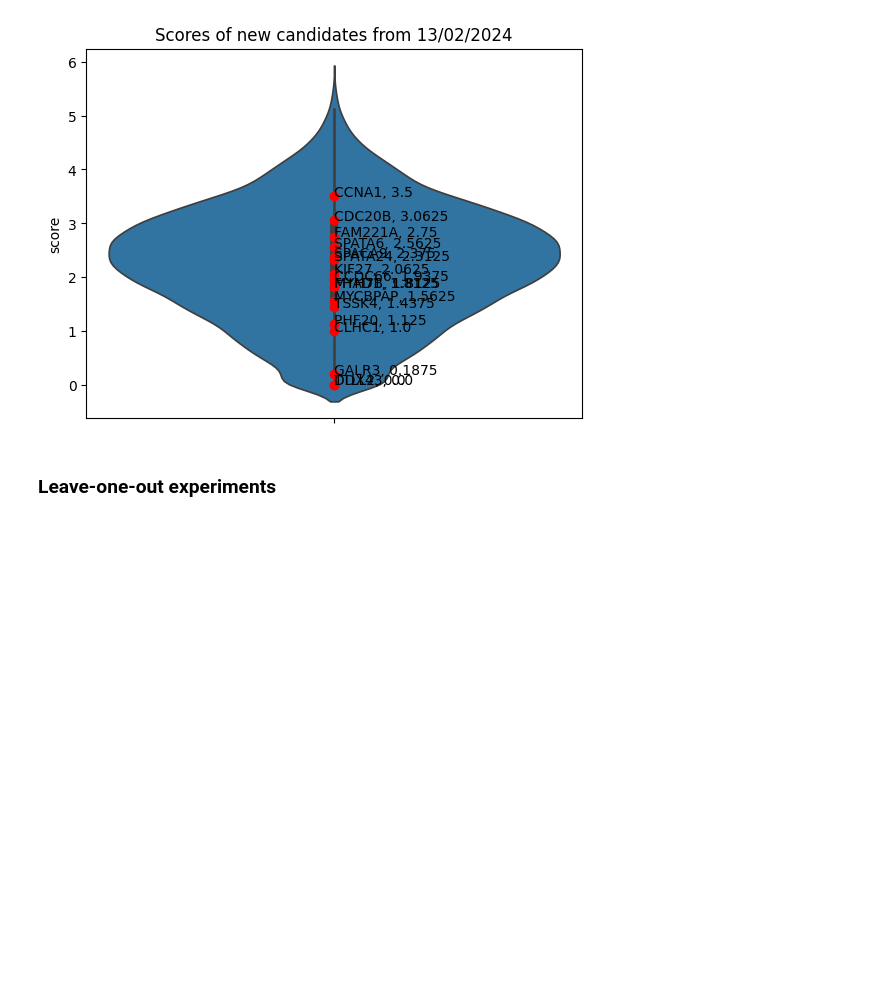
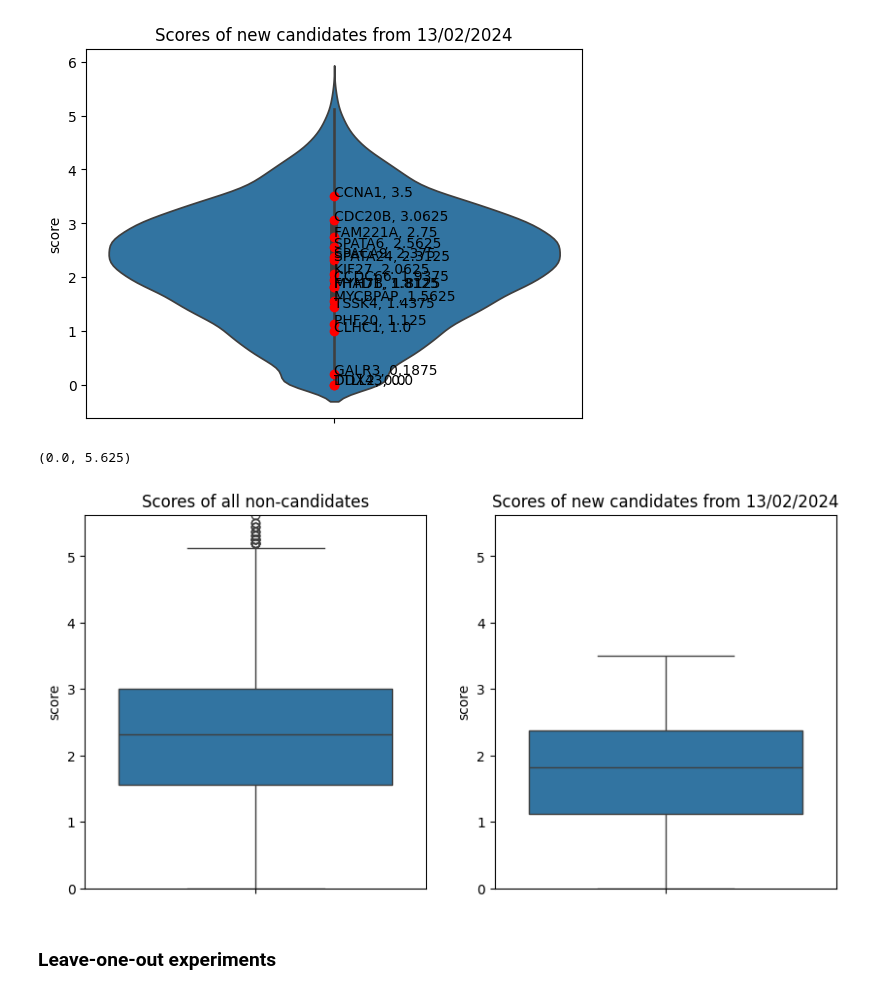
Before and after one commit to jjjk123/grexome-TIMC-Secondary-interactome, a Jupyter notebook: Interactome/test_newCentrality20240213.ipynb, the cells around one changed output. Cells and saved outputs as stored; diff of their text form; code cells hidden in the pictures; blank space fills up the shorter version.

```diff
--- a/Interactome/test_newCentrality20240213.ipynb
+++ b/Interactome/test_newCentrality20240213.ipynb
@@ -80,14 +80,14 @@ dict_adjacency[1] = A_sparse.todense()
 # %%
 # get A to the power of 2
 res = A_sparse.dot(A_sparse)
-res_sparse = sp.sparse.csc_matrix(res.astype(bool).todense().astype(int))
-dict_adjacency[2] = res_sparse.todense()
+res_sparse = sp.sparse.csc_matrix(res, dtype=bool)
+dict_adjacency[2] = res_sparse
 # %%
 # get A to the powers of up to 4
 for power in tqdm(range(3, 5)):
     res = res.dot(A_sparse)
-    res_sparse = sp.sparse.csc_matrix(res.astype(bool).todense().astype(int))
-    dict_adjacency[power] = res_sparse.todense()
+    res_sparse = sp.sparse.csc_matrix(res, dtype=bool)
+    dict_adjacency[power] = res_sparse
 # %%
 # calculate new centrality for every non-MMAF gene
 dict_scores = {}
@@ -96,7 +96,6 @@ nodes_list = list(G.nodes())
 
 for node in tqdm(nonCandidates_MMAF):
     node_idx = nodes_list.index(node)
-
     score = 0
 
     for candidate in candidates_MMAF:
@@ -111,7 +110,7 @@ for node in tqdm(nonCandidates_MMAF):
 
             else:
                 A = dict_adjacency.get(d)
-                score += alpha ** d * A[node_idx, candidate_idx]
+                score += alpha ** d * A[node_idx, candidate_idx].astype(int)
 
         except:
             continue
@@ -142,7 +156,7 @@ dict_scores_sorted
 # %%
 # get more info about each node (degree, candidates at distances)
 for n, score in dict_scores_sorted.items():
-    dict_scores_sorted[n] = [round(score, 7),
+    dict_scores_sorted[n] = [score,
                              G.degree(n),
                              candidates_at_distance(dict_distances, n, 1),
                              candidates_at_distance(dict_distances, n, 2),
@@ -253,6 +267,20 @@ for idx, row in df_new_candidates.iterrows():
     plt.text(0, score, s=f"{gene}, {score}")
 # %% [output]
 [figure]
+# %%
+# plot scores of new candidates
+fig, ax = plt.subplots(1, 2, figsize=(10, 5))
+
+sns.boxplot(data=df, y='score', ax=ax[0])
+ax[0].set_title("Scores of all non-candidates")
+ax[0].set_ylim(min(df['score'].to_list()), max(df['score'].to_list()))
+
+sns.boxplot(data=df_new_candidates, y='score', ax=ax[1])
+ax[1].set_title("Scores of new candidates from 13/02/2024")
+ax[1].set_ylim(min(df['score'].to_list()), max(df['score'].to_list()))
+# %% [output]
+(0.0, 5.625)
+[figure, added]
 # %% [markdown]
 ### Leave-one-out experiments
 # %%
```
Also changed, not shown: parts of 2 cells of this notebook, 2 other files.
